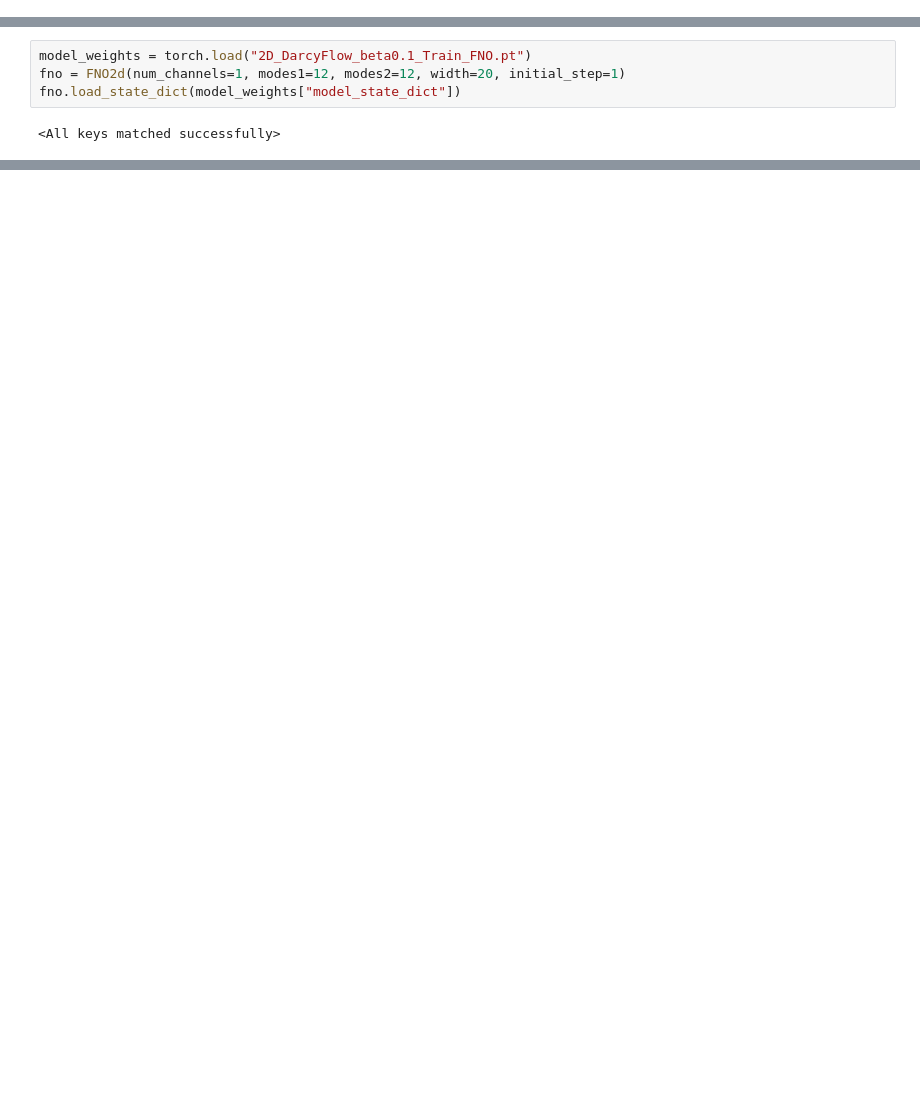
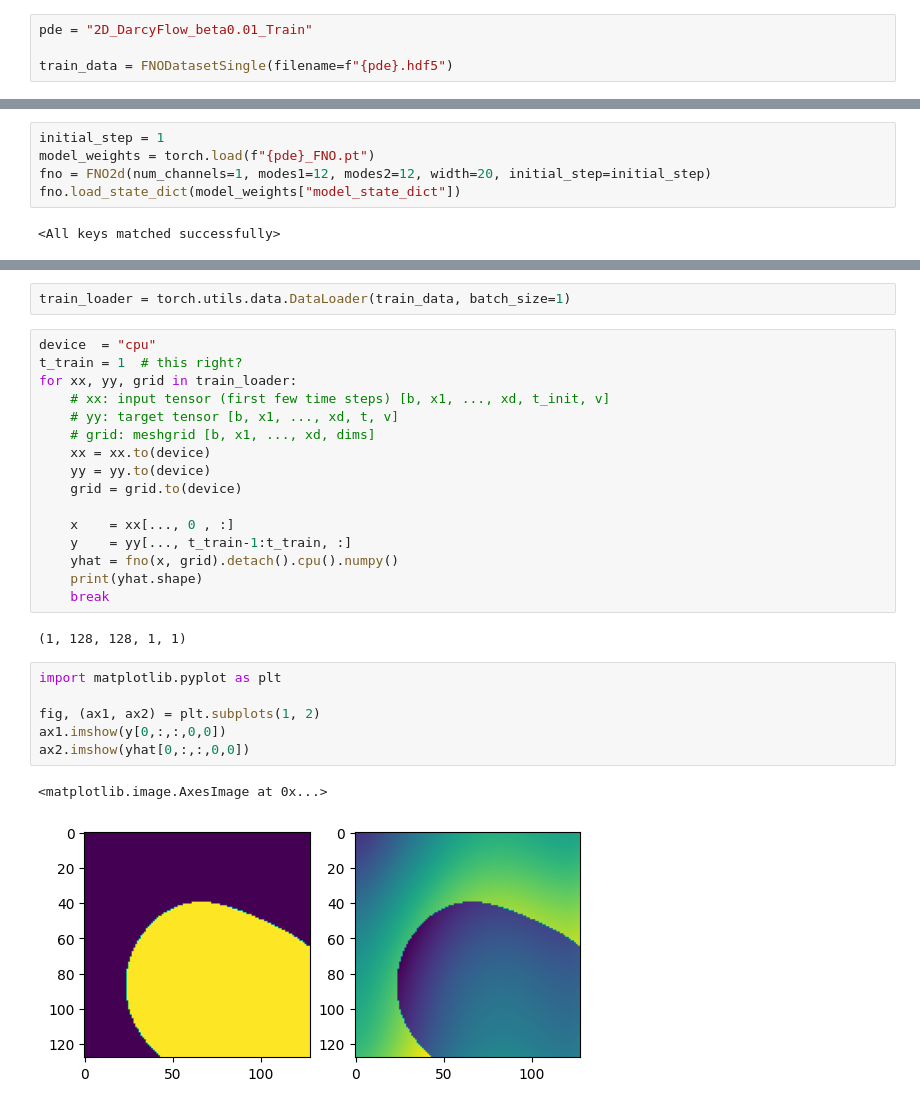
Before and after one commit to yashpatel5400/mcufno, a Jupyter notebook: wno.ipynb, the cells around one changed output, grey strips where cells are left out. Cells and saved outputs as stored; diff of their text form; blank space fills up the shorter version.

```diff
--- a/wno.ipynb
+++ b/wno.ipynb
@@ -120,0 +355,4 @@ class FNO2d(nn.Module):
+# %%
+pde = "2D_DarcyFlow_beta0.01_Train"
+
+train_data = FNODatasetSingle(filename=f"{pde}.hdf5")
@@ -121,6 +361,7 @@ class FNO2d(nn.Module):
 # %%
-model_weights = torch.load("2D_DarcyFlow_beta0.1_Train_FNO.pt")
-fno = FNO2d(num_channels=1, modes1=12, modes2=12, width=20, initial_step=1)
+initial_step = 1
+model_weights = torch.load(f"{pde}_FNO.pt")
+fno = FNO2d(num_channels=1, modes1=12, modes2=12, width=20, initial_step=initial_step)
 fno.load_state_dict(model_weights["model_state_dict"])
 # %% [output]
 <All keys matched successfully>
@@ -166,0 +368,29 @@ fig.show()
+# %%
+train_loader = torch.utils.data.DataLoader(train_data, batch_size=1)
+# %%
+device  = "cpu"
+t_train = 1  # this right?
+for xx, yy, grid in train_loader:
+    # xx: input tensor (first few time steps) [b, x1, ..., xd, t_init, v]
+    # yy: target tensor [b, x1, ..., xd, t, v]
+    # grid: meshgrid [b, x1, ..., xd, dims]
+    xx = xx.to(device)
+    yy = yy.to(device)
+    grid = grid.to(device)
+
+    x    = xx[..., 0 , :]
+    y    = yy[..., t_train-1:t_train, :]
+    yhat = fno(x, grid).detach().cpu().numpy()
+    print(yhat.shape)
+    break
+# %% [output]
+(1, 128, 128, 1, 1)
+# %%
+import matplotlib.pyplot as plt
+
+fig, (ax1, ax2) = plt.subplots(1, 2)
+ax1.imshow(y[0,:,:,0,0])
+ax2.imshow(yhat[0,:,:,0,0])
+# %% [output]
+<matplotlib.image.AxesImage at 0x...>
+[figure, added]
```
Also changed, not shown: parts of 3 cells of this notebook.
